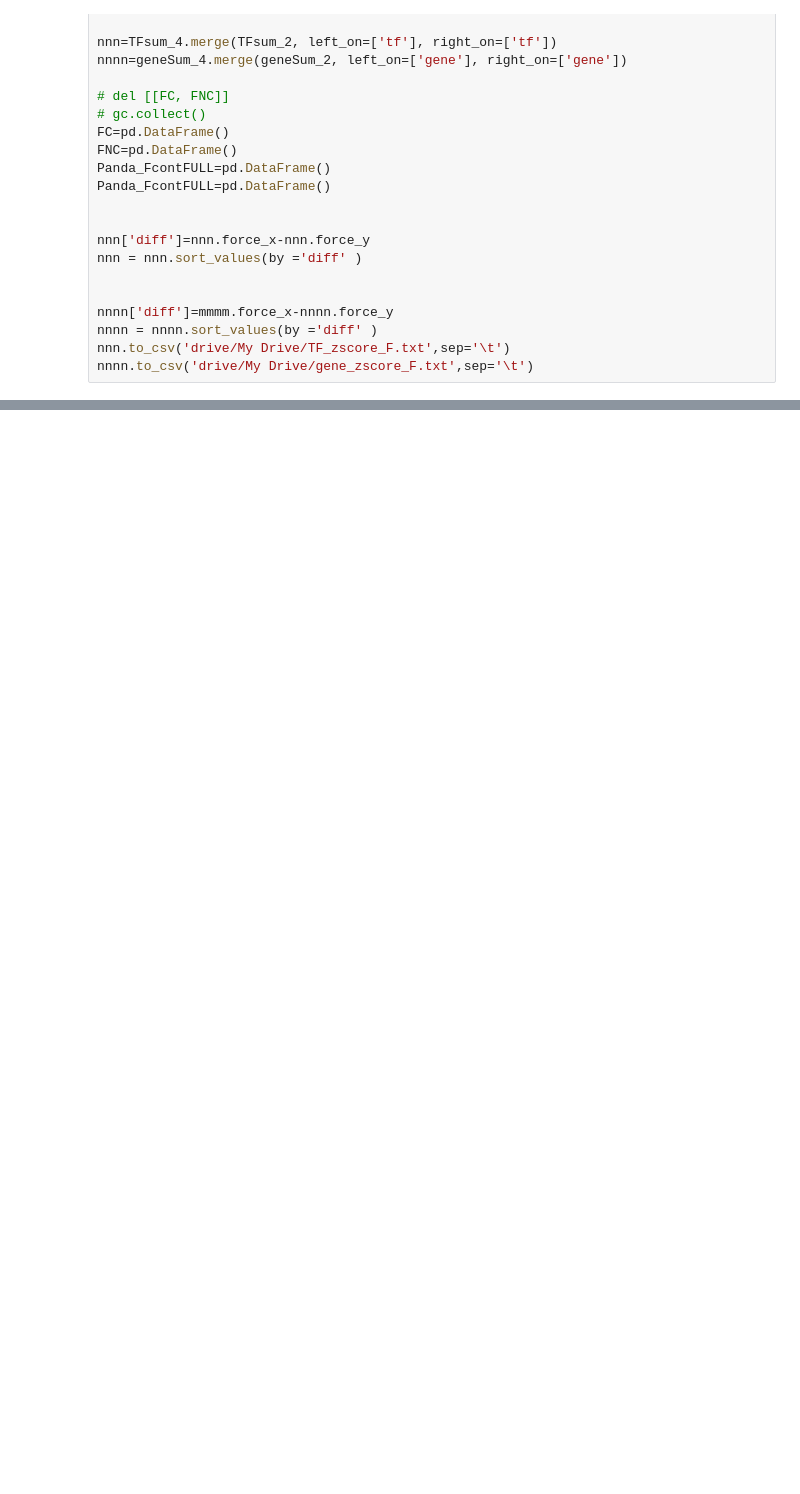
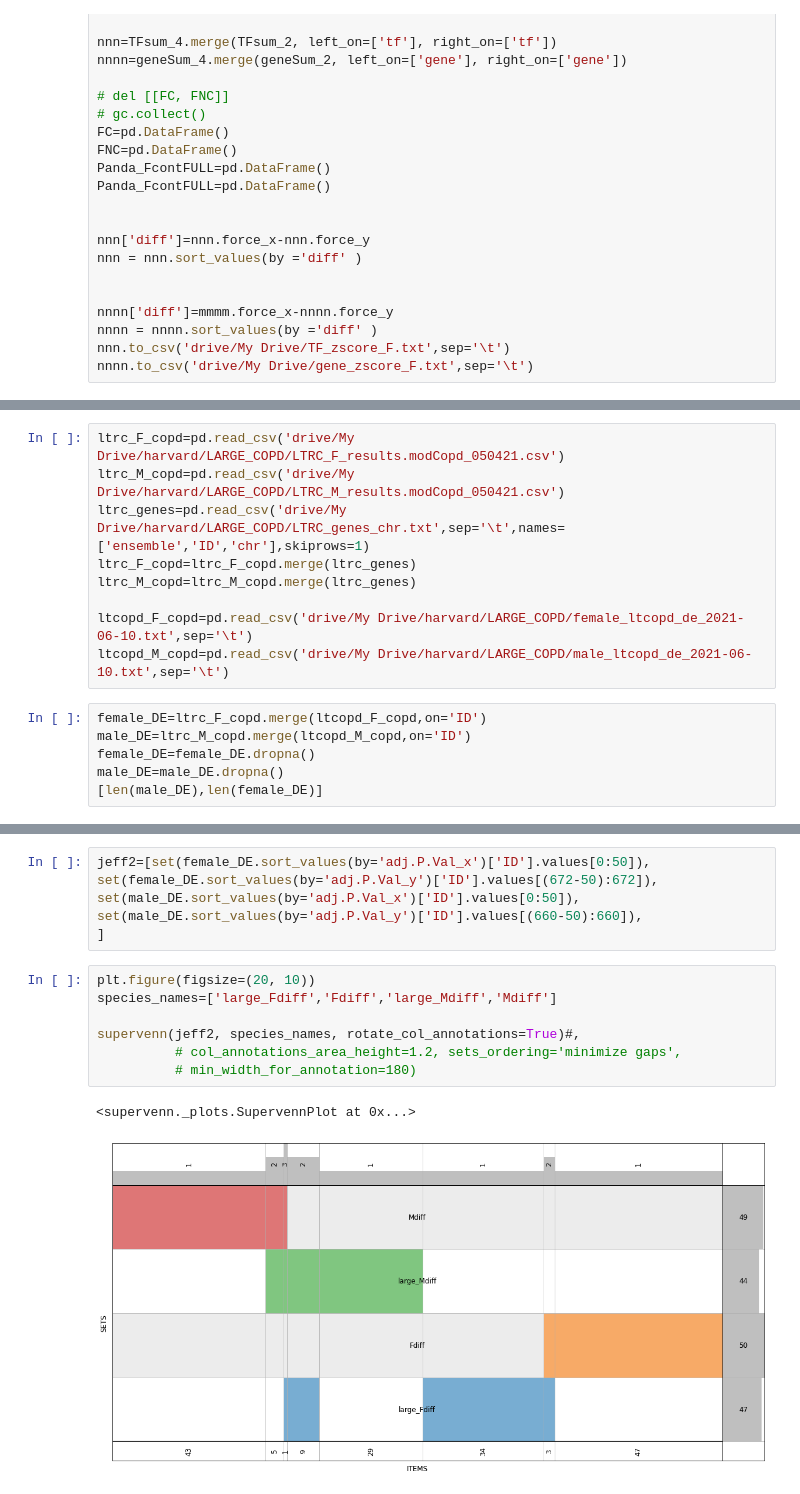
Before and after one commit to dcolinmorgan/LTCOPDsex, a Jupyter notebook: 2xCOPD_gender.ipynb, the cells around one changed output, grey strips where cells are left out. Cells and saved outputs as stored; diff of their text form; blank space fills up the shorter version.

```diff
--- a/2xCOPD_gender.ipynb
+++ b/2xCOPD_gender.ipynb
@@ -1576,0 +1574,15 @@ nnnn.to_csv('drive/My Drive/gene_zscore_F.txt',sep='\t')
+# %%
+ltrc_F_copd=pd.read_csv('drive/My Drive/harvard/LARGE_COPD/LTRC_F_results.modCopd_050421.csv')
+ltrc_M_copd=pd.read_csv('drive/My Drive/harvard/LARGE_COPD/LTRC_M_results.modCopd_050421.csv')
+ltrc_genes=pd.read_csv('drive/My Drive/harvard/LARGE_COPD/LTRC_genes_chr.txt',sep='\t',names=['ensemble','ID','chr'],skiprows=1)
+ltrc_F_copd=ltrc_F_copd.merge(ltrc_genes)
+ltrc_M_copd=ltrc_M_copd.merge(ltrc_genes)
+
+ltcopd_F_copd=pd.read_csv('drive/My Drive/harvard/LARGE_COPD/female_ltcopd_de_2021-06-10.txt',sep='\t')
+ltcopd_M_copd=pd.read_csv('drive/My Drive/harvard/LARGE_COPD/male_ltcopd_de_2021-06-10.txt',sep='\t')
+# %%
+female_DE=ltrc_F_copd.merge(ltcopd_F_copd,on='ID')
+male_DE=ltrc_M_copd.merge(ltcopd_M_copd,on='ID')
+female_DE=female_DE.dropna()
+male_DE=male_DE.dropna()
+[len(male_DE),len(female_DE)]
@@ -1576,0 +1607,16 @@ nnnn.to_csv('drive/My Drive/gene_zscore_F.txt',sep='\t')
+# %%
+jeff2=[set(female_DE.sort_values(by='adj.P.Val_x')['ID'].values[0:50]),
+set(female_DE.sort_values(by='adj.P.Val_y')['ID'].values[(672-50):672]),
+set(male_DE.sort_values(by='adj.P.Val_x')['ID'].values[0:50]),
+set(male_DE.sort_values(by='adj.P.Val_y')['ID'].values[(660-50):660]),
+]
+# %%
+plt.figure(figsize=(20, 10))
+species_names=['large_Fdiff','Fdiff','large_Mdiff','Mdiff']
+
+supervenn(jeff2, species_names, rotate_col_annotations=True)#,
+          # col_annotations_area_height=1.2, sets_ordering='minimize gaps',
+          # min_width_for_annotation=180)
+# %% [output]
+<supervenn._plots.SupervennPlot at 0x...>
+[figure, added]
```
Also changed, not shown: parts of 16 cells of this notebook.
